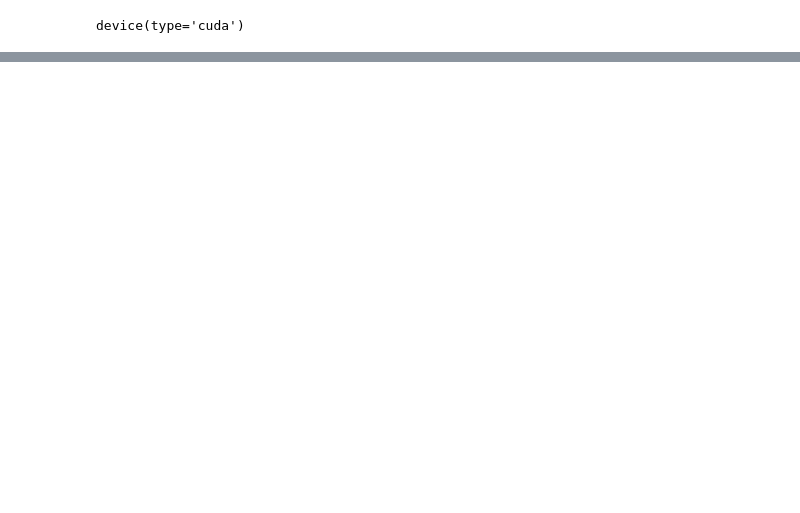
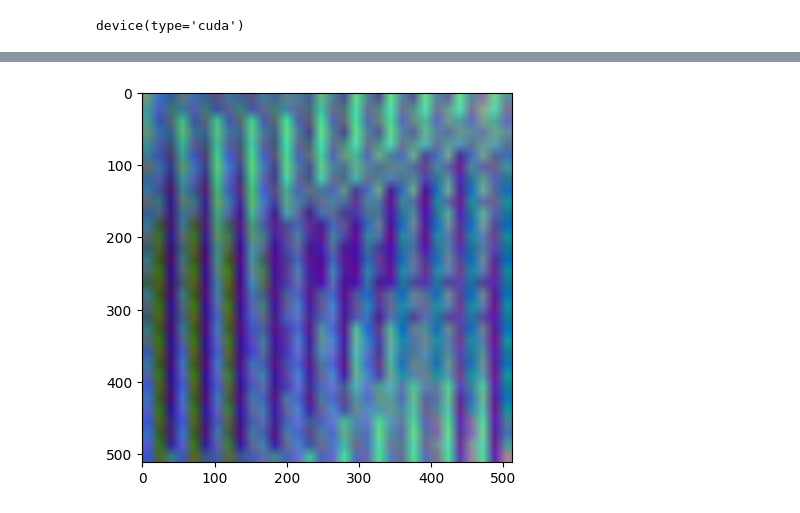
Before and after one commit to beamaia/cvae-clustering, a Jupyter notebook: notebooks/gm-vae.ipynb, the cells around one changed output, grey strips where cells are left out. Drawn from its saved outputs; the diff is of its cells as text; code cells hidden in the pictures; blank space fills up the shorter version.

Commit message:
decoded finish but image transformartion is weird

```diff
--- a/notebooks/gm-vae.ipynb
+++ b/notebooks/gm-vae.ipynb
@@ -76,0 +278,2 @@ np.argmax(image)
+# %%
+test_dataset = CifarDataset(X_test, y_test)
@@ -76,0 +286,3 @@ np.argmax(image)
+# %%
+train_dataloader = DataLoader(train_dataset, batch_size=64, shuffle=True)
+test_dataloader = DataLoader(test_dataset, batch_size=64, shuffle=True)
@@ -76,0 +382,2 @@ np.argmax(image)
+# %%
+x, y = next(iter(test_dataloader))
@@ -77,2 +393,5 @@ np.argmax(image)
+# %%
+image = x[0]
+target = y[0]
 # %%
 image.shape
@@ -301,0 +420,5 @@ output_image.shape
+# %%
+imgplot = plt.imshow(image.T)
+plt.show()
+# %% [output]
+[figure, added]
```
Also changed, not shown: parts of 92 cells of this notebook.
